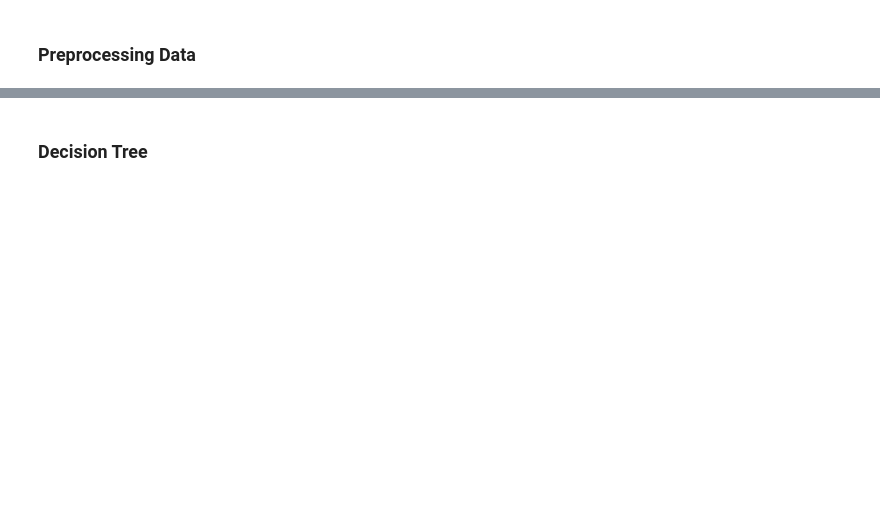
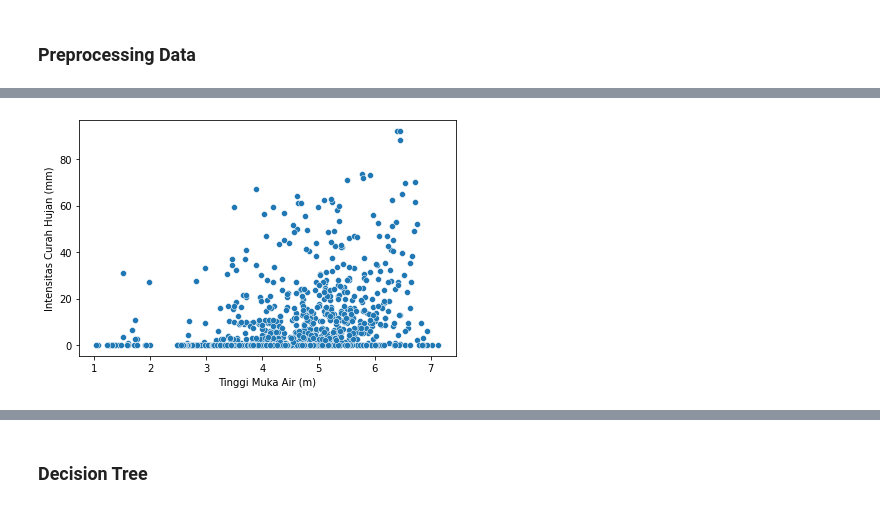
Before and after one commit to muhbagasaryad/Machine-Learning, a Jupyter notebook: 3_Model_ML.ipynb, the cells around one changed output, grey strips where cells are left out. Cells and saved outputs as stored; diff of their text form; code cells hidden in the pictures; blank space fills up the shorter version.

```diff
--- a/3_Model_ML.ipynb
+++ b/3_Model_ML.ipynb
@@ -10,4 +10,4 @@ from sklearn import metrics
 # %%
 from google.colab import drive
 drive.mount('/content/drive')
-df = pd.read_csv('')
+df = pd.read_csv('/content/drive/MyDrive/TA/dataset/Dataset curah hujan dan tinggi air 2.xlsx - Sheet2.csv')
@@ -21,5 +44,5 @@ df.shape
 ### **Preprocessing Data**
 # %%
 #change object to float64
-df['Intensitas Hujan (mm)'] = pd.to_numeric(df['Intensitas Hujan (mm)'],errors = 'coerce')
+df['Intensitas Curah Hujan (mm)'] = pd.to_numeric(df['Intensitas Curah Hujan (mm)'],errors = 'coerce')
 df.info()
@@ -50,6 +146,8 @@ plt.show()
 # %%
-sns.scatterplot(x='Height (m)', y='Intensitas Hujan (mm)', data=banjir_df)
+sns.scatterplot(x='Tinggi Muka Air (m)', y='Intensitas Curah Hujan (mm)', data=banjir_df)
 plt.tight_layout()
+# %% [output]
+[figure, added]
 # %%
 df['Kategori Banjir'].replace(['aman','Siaga1','Siaga2'],[0,1,2],inplace=True)
 df.head()
```
Also changed, not shown: parts of 55 cells of this notebook.
